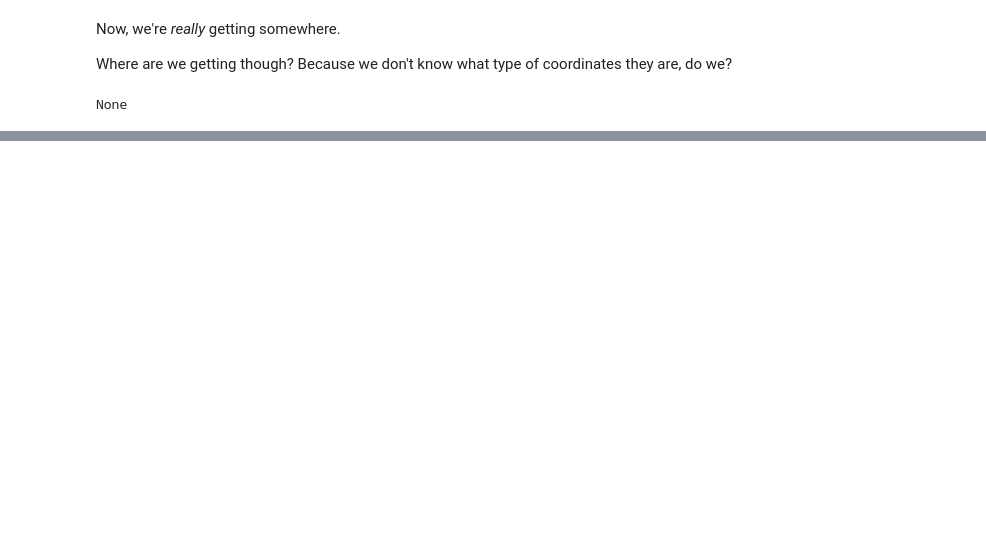
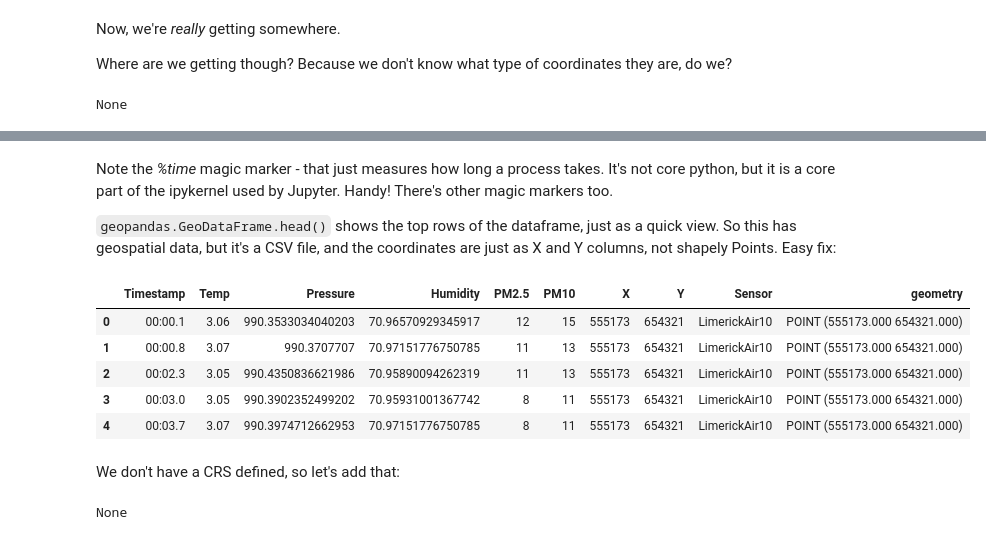
Before and after one commit to bamacgabhann/IEOS2023, a Jupyter notebook: ieos2023/3_Vector_data.ipynb, the cells around one changed output, grey strips where cells are left out. Saved outputs shown, nothing was run; the diff lists cells and outputs as text; code cells hidden in the pictures; blank space fills up the shorter version.

````diff
--- a/ieos2023/3_Vector_data.ipynb
+++ b/ieos2023/3_Vector_data.ipynb
@@ -244,0 +441,20 @@ Whoops.
+# %% [markdown]
+Note the _%time_ magic marker - that just measures how long a process takes. It's not core python, but it is a core part of the ipykernel used by Jupyter. Handy! There's other magic markers too.
+
+```geopandas.GeoDataFrame.head()``` shows the top rows of the dataframe, just as a quick view. So this has geospatial data, but it's a CSV file, and the coordinates are just as X and Y columns, not shapely Points. Easy fix:
+# %%
+pollution['geometry'] = gpd.points_from_xy(pollution['X'], pollution['Y'])
+pollution.head()
+# %% [output]
+|  | Timestamp | Temp | Pressure | Humidity | PM2.5 | PM10 | X | Y | Sensor | geometry |
+| 0 | 00:00.1 | 3.06 | 990.3533034040203 | 70.96570929345917 | 12 | 15 | 555173 | 654321 | LimerickAir10 | POINT (555173.000 654321.000) |
+| 1 | 00:00.8 | 3.07 | 990.3707707 | 70.97151776750785 | 11 | 13 | 555173 | 654321 | LimerickAir10 | POINT (555173.000 654321.000) |
+| 2 | 00:02.3 | 3.05 | 990.4350836621986 | 70.95890094262319 | 11 | 13 | 555173 | 654321 | LimerickAir10 | POINT (555173.000 654321.000) |
+| 3 | 00:03.0 | 3.05 | 990.3902352499202 | 70.95931001367742 | 8 | 11 | 555173 | 654321 | LimerickAir10 | POINT (555173.000 654321.000) |
+| 4 | 00:03.7 | 3.07 | 990.3974712662953 | 70.97151776750785 | 8 | 11 | 555173 | 654321 | LimerickAir10 | POINT (555173.000 654321.000) |
+# %% [markdown]
+We don't have a CRS defined, so let's add that:
+# %%
+print(pollution.crs)
+# %% [output]
+None
````
Also changed, not shown: parts of 26 cells of this notebook, 6 other files.
